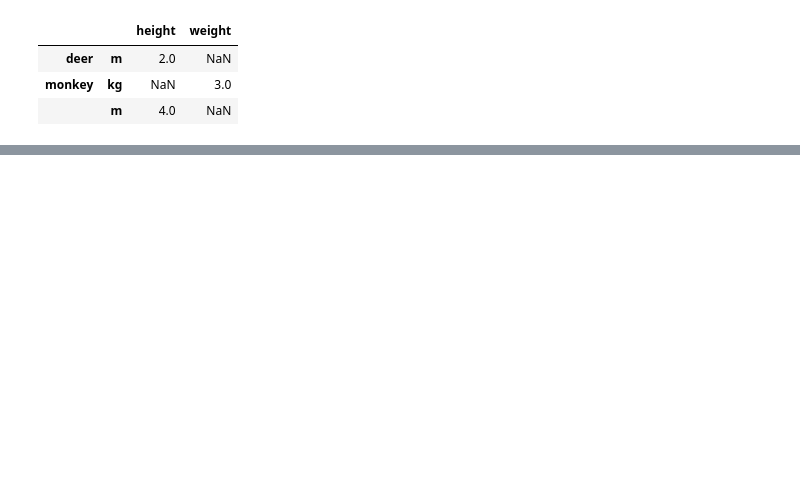
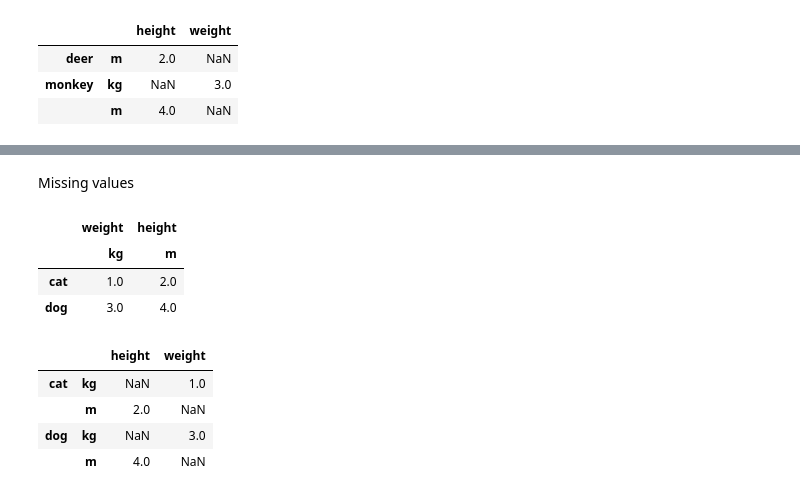
Before and after one commit to Xingxing-Huang/Pandas, a Jupyter notebook: pandas-dataframe-stack.ipynb, the cells around one changed output, grey strips where cells are left out. Drawn from its saved outputs; the diff is of its cells as text; code cells hidden in the pictures; blank space fills up the shorter version.

```diff
--- a/pandas-dataframe-stack.ipynb
+++ b/pandas-dataframe-stack.ipynb
@@ -152,0 +204,27 @@ df_multi_level_cols3.stack(dropna=True)
+# %% [markdown]
+Missing values
+# %%
+multicol2 = pd.MultiIndex.from_tuples([('weight', 'kg'),
+
+                                       ('height', 'm')])
+
+df_multi_level_cols2 = pd.DataFrame([[1.0, 2.0], [3.0, 4.0]],
+
+                                    index=['cat', 'dog'],
+
+                                    columns=multicol2)
+# %%
+df_multi_level_cols2
+# %% [output]
+|  | weight | height |
+|  | kg | m |
+| cat | 1.0 | 2.0 |
+| dog | 3.0 | 4.0 |
+# %%
+df_multi_level_cols2.stack()
+# %% [output]
+|  |  | height | weight |
+| cat | kg | NaN | 1.0 |
+|  | m | 2.0 | NaN |
+| dog | kg | NaN | 3.0 |
+|  | m | 4.0 | NaN |
```
Also changed, not shown: parts of 16 cells of this notebook.
